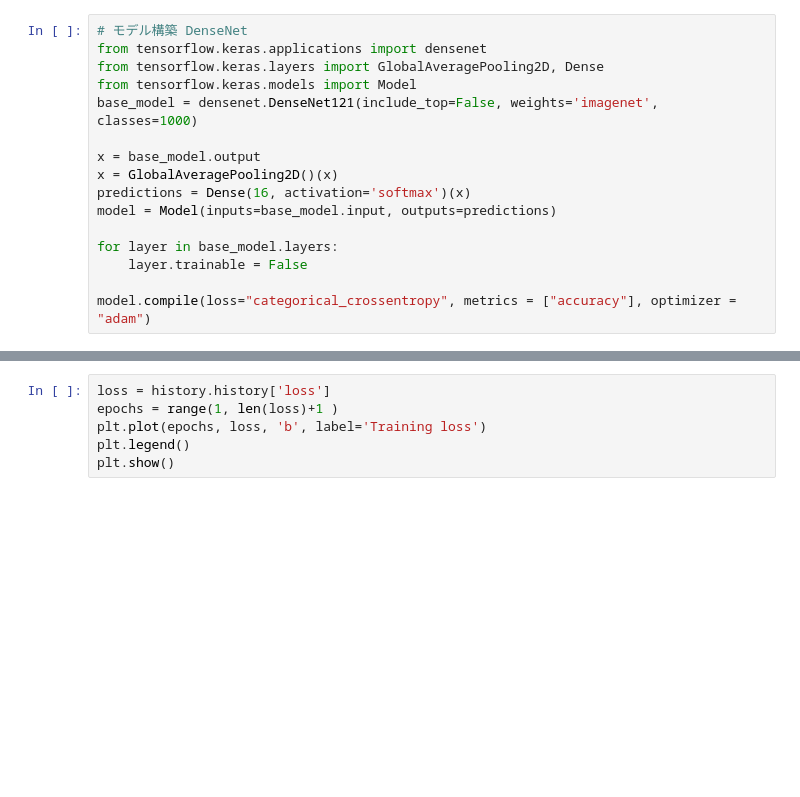
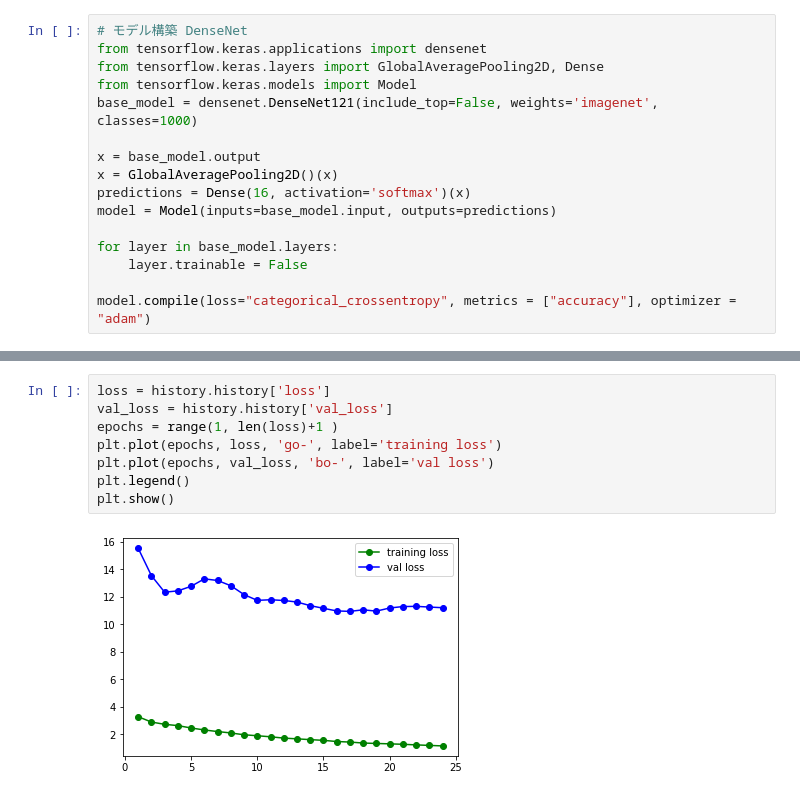
Before and after one commit to HiroyukiTonami/DL4US_task, a Jupyter notebook: training.ipynb, the cells around one changed output, grey strips where cells are left out. Saved outputs shown, nothing was run; the diff lists cells and outputs as text; blank space fills up the shorter version.

```diff
--- a/training.ipynb
+++ b/training.ipynb
@@ -133,6 +199,10 @@ plt.show()
 # %%
 loss = history.history['loss']
+val_loss = history.history['val_loss']
 epochs = range(1, len(loss)+1 )
-plt.plot(epochs, loss, 'b', label='Training loss')
+plt.plot(epochs, loss, 'go-', label='training loss')
+plt.plot(epochs, val_loss, 'bo-', label='val loss')
 plt.legend()
 plt.show()
+# %% [output]
+[figure, added]
```
Also changed, not shown: parts of 7 cells of this notebook, 1 other file.
